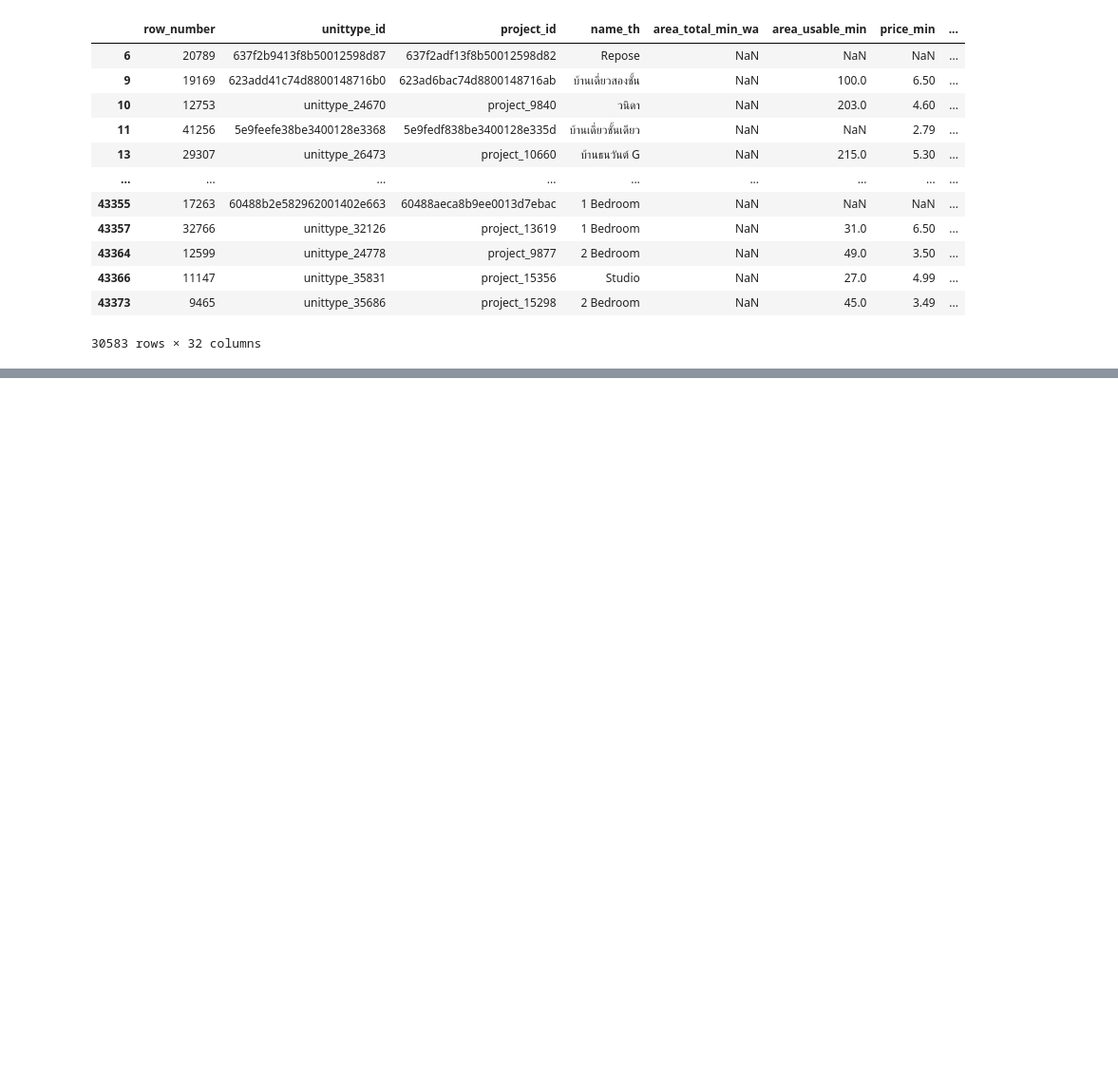
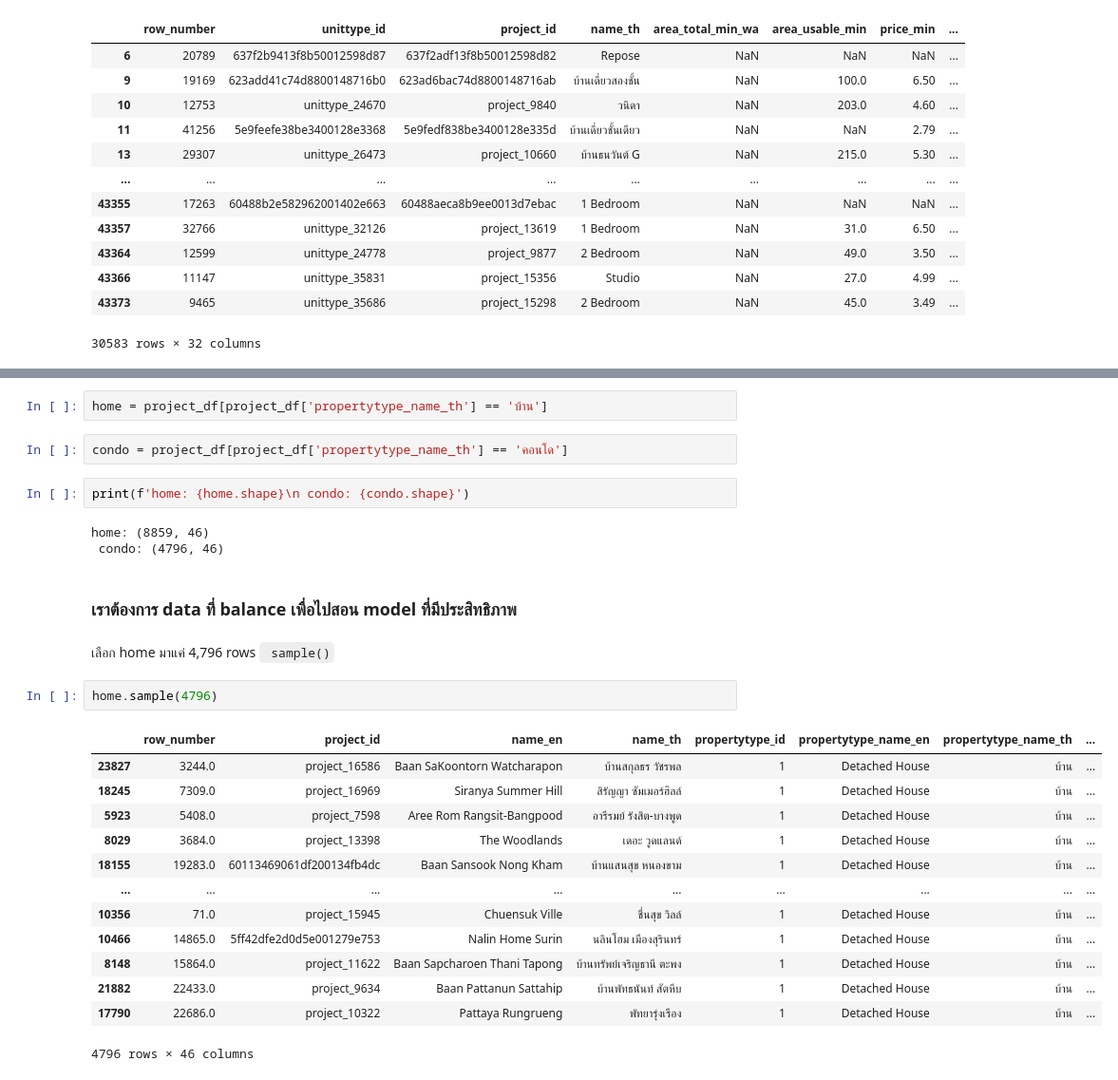
Before and after one commit to AI-Krittaya/BSC_DPDM2025, a Jupyter notebook: Ch3_Data_Prepocessing.ipynb, the cells around one changed output, grey strips where cells are left out. Shown at 95% size. Cells and saved outputs as stored; diff of their text form; blank space fills up the shorter version.

````diff
--- a/Ch3_Data_Prepocessing.ipynb
+++ b/Ch3_Data_Prepocessing.ipynb
@@ -1037,0 +975,29 @@ condo_house_type
+# %%
+home = project_df[project_df['propertytype_name_th'] == 'บ้าน']
+# %%
+condo = project_df[project_df['propertytype_name_th'] == 'คอนโด']
+# %%
+print(f'home: {home.shape}\n condo: {condo.shape}')
+# %% [output]
+home: (8859, 46)
+ condo: (4796, 46)
+# %% [markdown]
+### เราต้องการ data ที่ balance เพื่อไปสอน model ที่มีประสิทธิภาพ
+# %% [markdown]
+เลือก home มาแค่ 4,796 rows ``` sample()```
+# %%
+home.sample(4796)
+# %% [output]
+|  | row_number | project_id | name_en | name_th | propertytype_id | propertytype_name_en | propertytype_name_th | ... |
+| 23827 | 3244.0 | project_16586 | Baan SaKoontorn Watcharapon | บ้านสกุลธร วัชรพล | 1 | Detached House | บ้าน | ... |
+| 18245 | 7309.0 | project_16969 | Siranya Summer Hill | สิรัญญา ซัมเมอร์ฮิลล์ | 1 | Detached House | บ้าน | ... |
+| 5923 | 5408.0 | project_7598 | Aree Rom Rangsit-Bangpood | อารีรมย์ รังสิต-บางพูด | 1 | Detached House | บ้าน | ... |
+| 8029 | 3684.0 | project_13398 | The Woodlands | เดอะ วูดแลนด์ | 1 | Detached House | บ้าน | ... |
+| 18155 | 19283.0 | 60113469061df200134fb4dc | Baan Sansook Nong Kham | บ้านแสนสุข หนองขาม | 1 | Detached House | บ้าน | ... |
+| ... | ... | ... | ... | ... | ... | ... | ... | ... |
+| 10356 | 71.0 | project_15945 | Chuensuk Ville | ชื่นสุข วิลล์ | 1 | Detached House | บ้าน | ... |
+| 10466 | 14865.0 | 5ff42dfe2d0d5e001279e753 | Nalin Home Surin | นลินโฮม เมืองสุรินทร์ | 1 | Detached House | บ้าน | ... |
+| 8148 | 15864.0 | project_11622 | Baan Sapcharoen Thani Tapong | บ้านทรัพย์เจริญธานี ตะพง | 1 | Detached House | บ้าน | ... |
+| 21882 | 22433.0 | project_9634 | Baan Pattanun Sattahip | บ้านพัทธนันท์ สัตหีบ | 1 | Detached House | บ้าน | ... |
+| 17790 | 22686.0 | project_10322 | Pattaya Rungrueng | พัทยารุ่งเรือง | 1 | Detached House | บ้าน | ... |
+4796 rows × 46 columns
````
Also changed, not shown: parts of 27 cells of this notebook.
